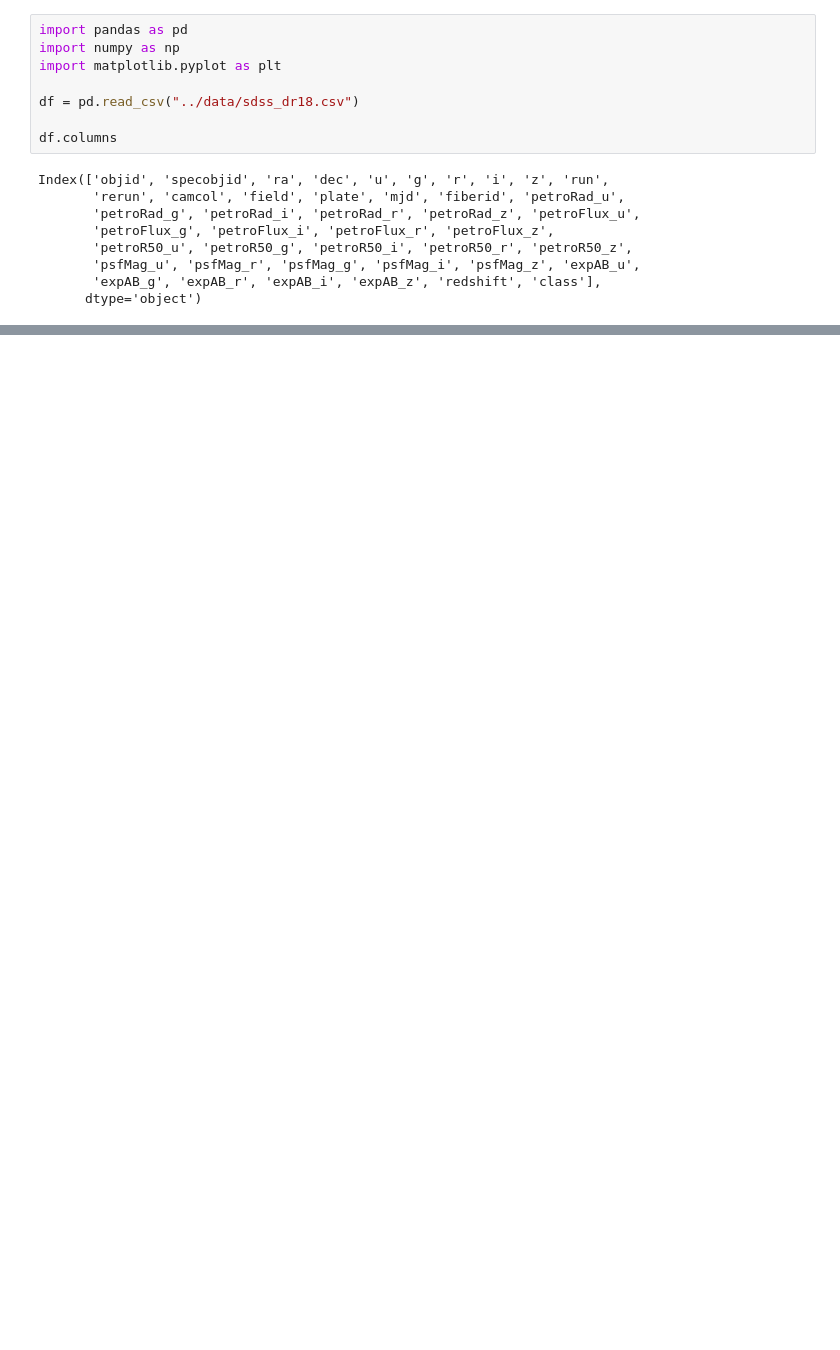
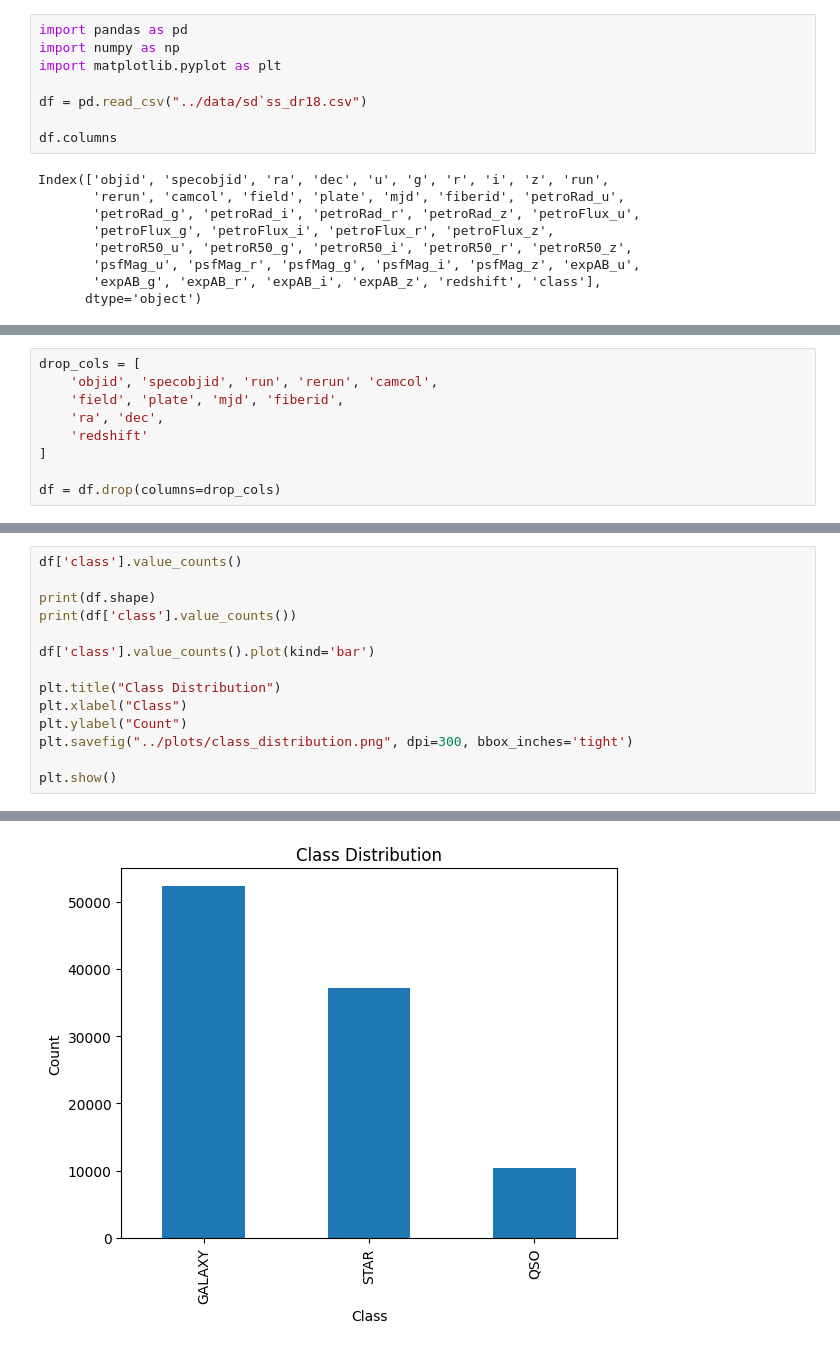
Before and after one commit to OmeedLodin/stellar-classification, a Jupyter notebook: notebooks/01_data_exploration.ipynb, the cells around one changed output, grey strips where cells are left out. Cells and saved outputs as stored; diff of their text form; blank space fills up the shorter version.

```diff
--- a/notebooks/01_data_exploration.ipynb
+++ b/notebooks/01_data_exploration.ipynb
@@ -3,7 +7,7 @@ import pandas as pd
 import numpy as np
 import matplotlib.pyplot as plt
 
-df = pd.read_csv("../data/sdss_dr18.csv")
+df = pd.read_csv("../data/sd`ss_dr18.csv")
 
 df.columns
 # %% [output]
@@ -87 +102,10 @@ Positional coordinates (ra, dec) will also be excluded, as sky location alone is
 The remaining photometric, structural, and spectroscopic features will be retained, as they contain physically meaningful information related to brightness, morphology, color distribution, and redshift characteristics that are relevant for distinguishing between stellar object classes
+# %%
+drop_cols = [
+    'objid', 'specobjid', 'run', 'rerun', 'camcol',
+    'field', 'plate', 'mjd', 'fiberid',
+    'ra', 'dec',
+    'redshift'
+]
+
+df = df.drop(columns=drop_cols)
@@ -87,0 +143,15 @@ The remaining photometric, structural, and spectroscopic features will be retain
+# %%
+df['class'].value_counts()
+
+print(df.shape)
+print(df['class'].value_counts())
+
+df['class'].value_counts().plot(kind='bar')
+
+plt.title("Class Distribution")
+plt.xlabel("Class")
+plt.ylabel("Count")
+plt.savefig("../plots/class_distribution.png", dpi=300, bbox_inches='tight')
+
+plt.show()
+# %% [output]
@@ -87,0 +164 @@ The remaining photometric, structural, and spectroscopic features will be retain
+[figure, added]
```
Also changed, not shown: parts of 19 cells of this notebook, 5 other files.
